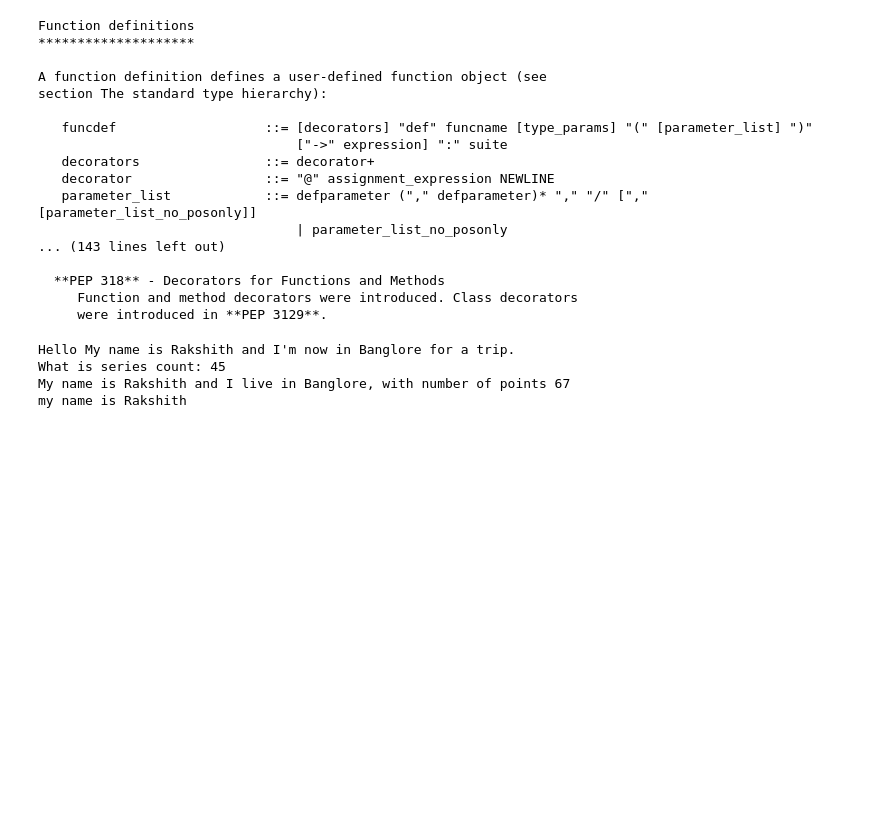
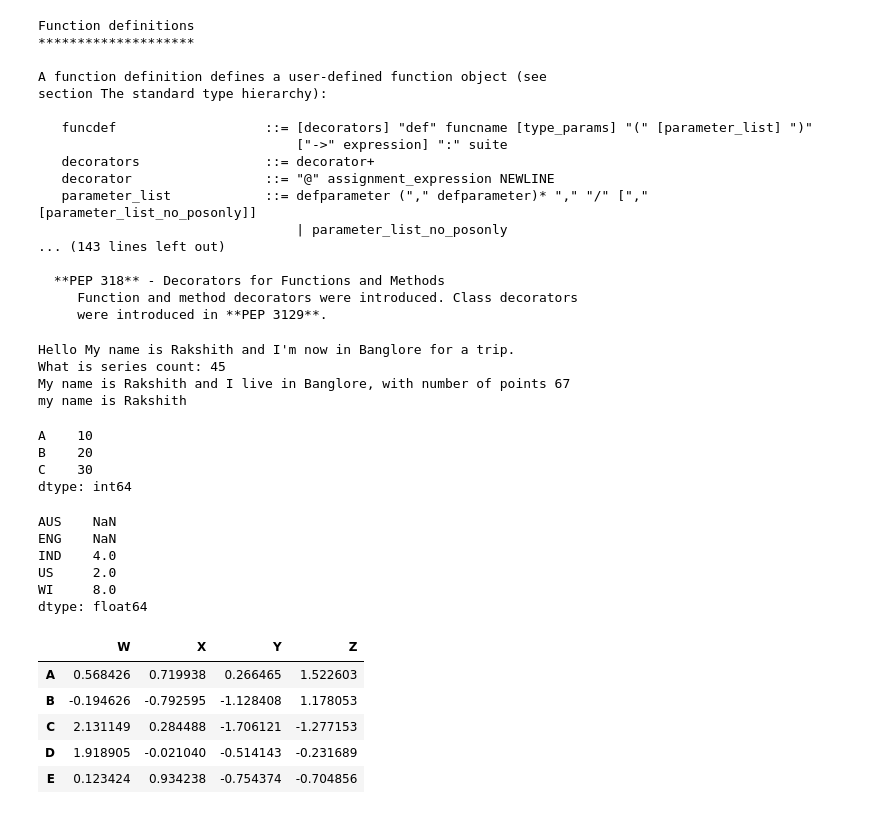
Before and after one commit to rakshith7733/Data-Science-AIML-Portfolio, a Jupyter notebook: Python/30 Days of Python programming/00 - Practice.ipynb, the cells around one changed output. Drawn from its saved outputs; the diff is of its cells as text; code cells hidden in the pictures; blank space fills up the shorter version.

```diff
--- a/Python/30 Days of Python programming/00 - Practice.ipynb
+++ b/Python/30 Days of Python programming/00 - Practice.ipynb
@@ -60,0 +66,7 @@ my name is Rakshith
+# %%
+pd.Series(data=my_data, index=labels)
+# %% [output]
+A    10
+B    20
+C    30
+dtype: int64
@@ -60,0 +76,9 @@ my name is Rakshith
+# %%
+ser1 + ser2
+# %% [output]
+AUS    NaN
+ENG    NaN
+IND    4.0
+US     2.0
+WI     8.0
+dtype: float64
@@ -60,0 +89,10 @@ my name is Rakshith
+# %%
+df = pd.DataFrame(randn(5,4),['A','B','C','D','E'],['W','X','Y','Z'])
+df
+# %% [output]
+|  | W | X | Y | Z |
+| A | 0.568426 | 0.719938 | 0.266465 | 1.522603 |
+| B | -0.194626 | -0.792595 | -1.128408 | 1.178053 |
+| C | 2.131149 | 0.284488 | -1.706121 | -1.277153 |
+| D | 1.918905 | -0.021040 | -0.514143 | -0.231689 |
+| E | 0.123424 | 0.934238 | -0.754374 | -0.704856 |
```
Also changed, not shown: parts of 11 cells of this notebook, 1 other file.
